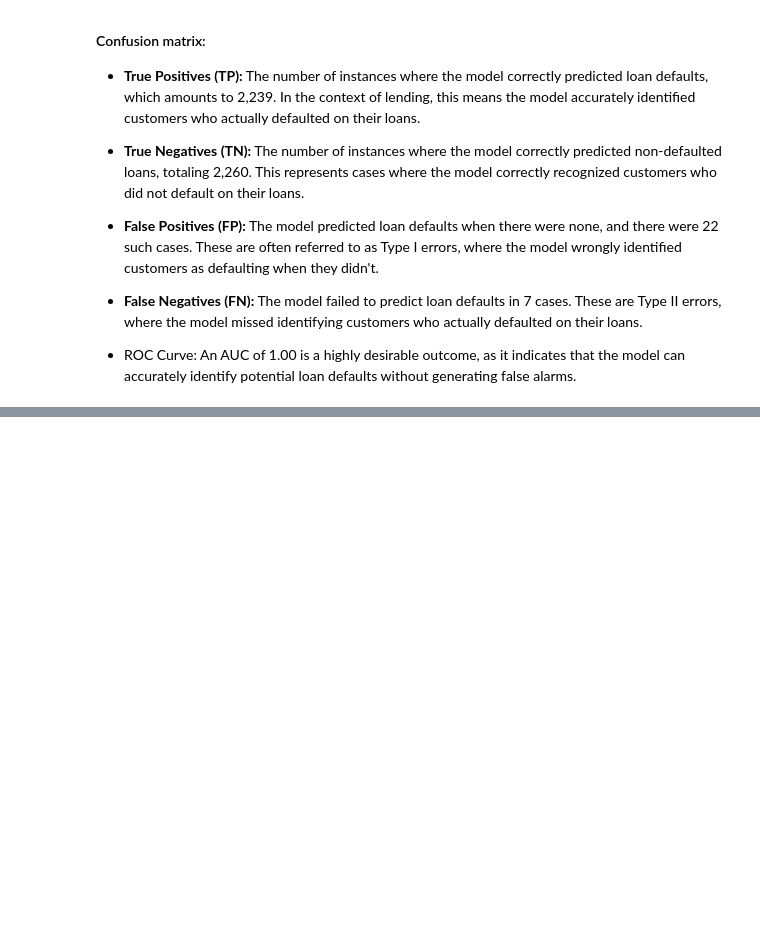
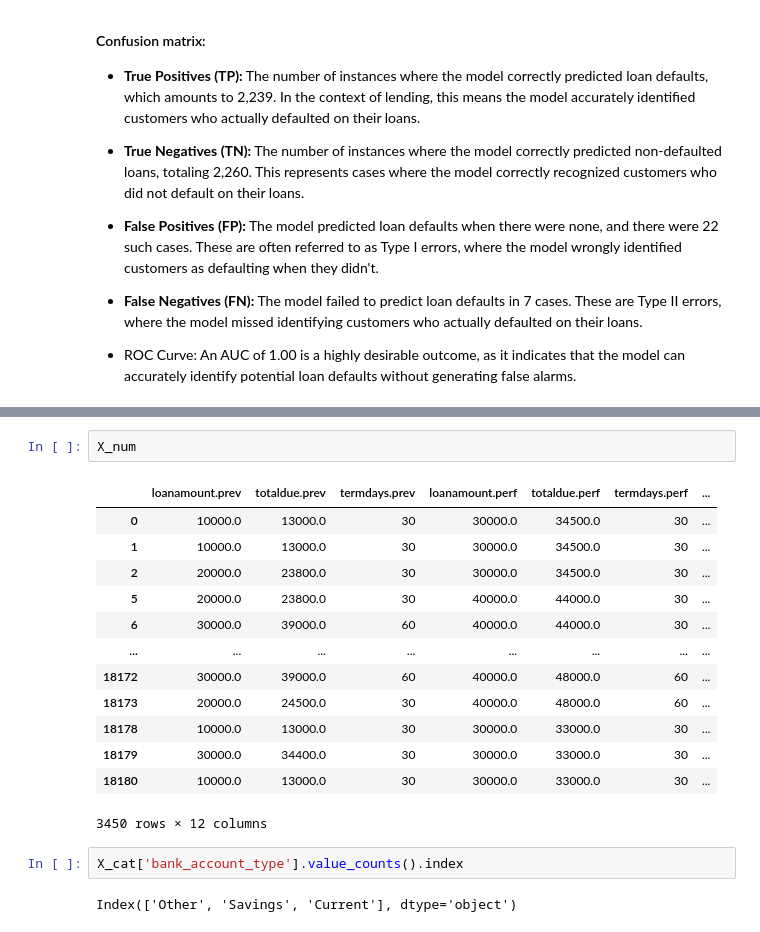
Before and after one commit to frank015940/Loan-Default-Prediction, a Jupyter notebook: loan_default.ipynb, the cells around one changed output, grey strips where cells are left out. Drawn from its saved outputs; the diff is of its cells as text; blank space fills up the shorter version.

```diff
--- a/loan_default.ipynb
+++ b/loan_default.ipynb
@@ -1290,0 +1332,20 @@ weighted avg       0.99      0.99      0.99      4528
+# %%
+X_num
+# %% [output]
+|  | loanamount.prev | totaldue.prev | termdays.prev | loanamount.perf | totaldue.perf | termdays.perf | ... |
+| 0 | 10000.0 | 13000.0 | 30 | 30000.0 | 34500.0 | 30 | ... |
+| 1 | 10000.0 | 13000.0 | 30 | 30000.0 | 34500.0 | 30 | ... |
+| 2 | 20000.0 | 23800.0 | 30 | 30000.0 | 34500.0 | 30 | ... |
+| 5 | 20000.0 | 23800.0 | 30 | 40000.0 | 44000.0 | 30 | ... |
+| 6 | 30000.0 | 39000.0 | 60 | 40000.0 | 44000.0 | 30 | ... |
+| ... | ... | ... | ... | ... | ... | ... | ... |
+| 18172 | 30000.0 | 39000.0 | 60 | 40000.0 | 48000.0 | 60 | ... |
+| 18173 | 20000.0 | 24500.0 | 30 | 40000.0 | 48000.0 | 60 | ... |
+| 18178 | 10000.0 | 13000.0 | 30 | 30000.0 | 33000.0 | 30 | ... |
+| 18179 | 30000.0 | 34400.0 | 30 | 30000.0 | 33000.0 | 30 | ... |
+| 18180 | 10000.0 | 13000.0 | 30 | 30000.0 | 33000.0 | 30 | ... |
+3450 rows × 12 columns
+# %%
+X_cat['bank_account_type'].value_counts().index
+# %% [output]
+Index(['Other', 'Savings', 'Current'], dtype='object')
```
Also changed, not shown: parts of 41 cells of this notebook, 4 other files.
